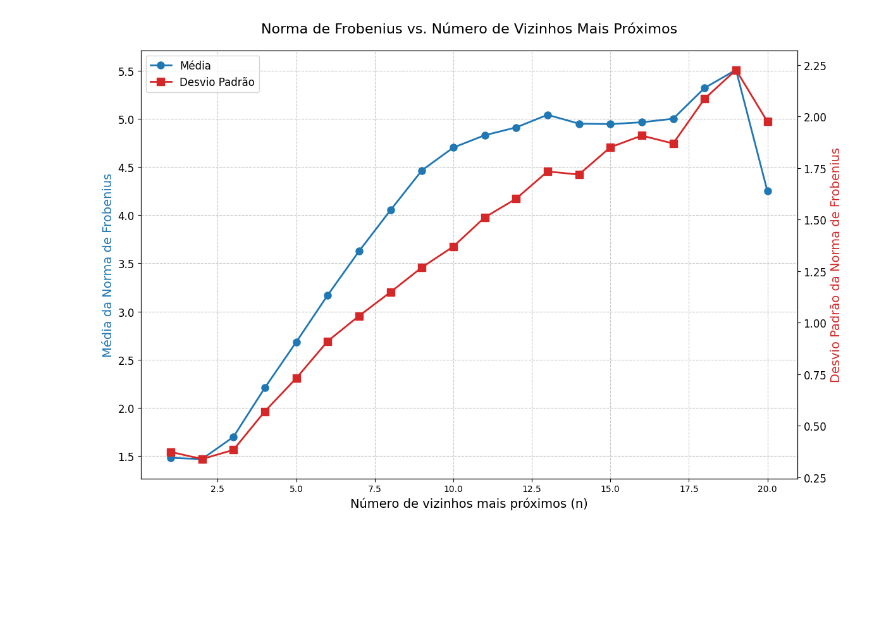
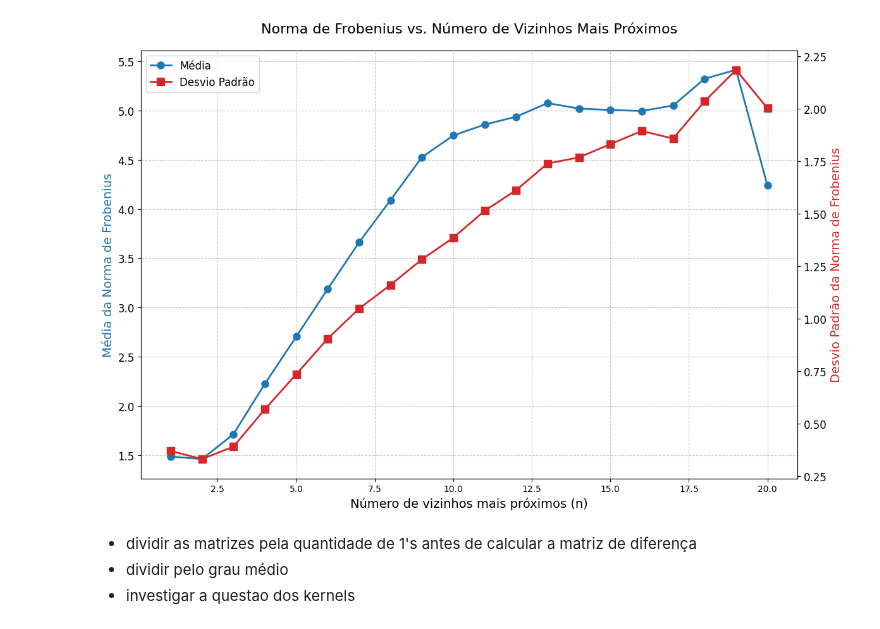
Before and after one commit to CaduRomaniello/NFL-play-classification-GNN, a Jupyter notebook: notebooks/frobenius_plot.ipynb, the cells around one changed output. Cells and saved outputs as stored; diff of their text form; code cells hidden in the pictures; blank space fills up the shorter version.

```diff
--- a/notebooks/frobenius_plot.ipynb
+++ b/notebooks/frobenius_plot.ipynb
@@ -4,7 +4,7 @@ import matplotlib.pyplot as plt
 import numpy as np
 
 # Carregando os dados do CSV
-df = pd.read_csv('../frobenius_norm.csv')
+df = pd.read_csv('../spectral_distance.csv')
 df = df.iloc[:-1]
 
 # Criando a figura e os eixos
@@ -14,7 +14,7 @@ fig, ax1 = plt.subplots(figsize=(12, 8))
 color1 = 'tab:blue'
 ax1.set_xlabel('Número de vizinhos mais próximos (n)', fontsize=14)
 ax1.set_ylabel('Média da Norma de Frobenius', color=color1, fontsize=14)
-line1 = ax1.plot(df['n'], df['mean_frobenius_norm'], marker='o', linestyle='-',
+line1 = ax1.plot(df['n'], df['mean'], marker='o', linestyle='-',
                  linewidth=2, markersize=8, color=color1, label='Média')
 ax1.tick_params(axis='y',labelsize=12)
 ax1.grid(True, linestyle='--', alpha=0.7)
@@ -23,37 +23,41 @@ ax1.grid(True, linestyle='--', alpha=0.7)
 ax2 = ax1.twinx()
 color2 = 'tab:red'
 ax2.set_ylabel('Desvio Padrão da Norma de Frobenius', color=color2, fontsize=14)
-line2 = ax2.plot(df['n'], df['std_frobenius_norm'], marker='s', linestyle='-',
+line2 = ax2.plot(df['n'], df['std'], marker='s', linestyle='-',
                  linewidth=2, markersize=8, color=color2, label='Desvio Padrão')
 ax2.tick_params(axis='y', labelsize=12)
 
 # Adicionando título
 plt.title('Norma de Frobenius vs. Número de Vizinhos Mais Próximos', fontsize=16, pad=20)
 
 # Adicionando legenda combinando os dois gráficos
 lines = line1 + line2
 labels = [l.get_label() for l in lines]
 ax1.legend(lines, labels, loc='upper left', fontsize=12)
 
 # # Adicionando anotações para destacar os valores máximos
 # max_mean_index = df['mean_frobenius_norm'].idxmax()
 # max_mean_n = df.loc[max_mean_index, 'n']
 # max_mean_value = df.loc[max_mean_index, 'mean_frobenius_norm']
 
 # # Anotação para o valor máximo da média
 # ax1.annotate(f'Máximo: {max_mean_value:.2f}',
 #              xy=(max_mean_n, max_mean_value),
 #              xytext=(max_mean_n-3, max_mean_value+10),
 #              arrowprops=dict(facecolor='black', shrink=0.05, width=1.5),
 #              fontsize=12)
 
 # Ajustando o layout para evitar sobreposição
 fig.tight_layout()
 
 # Salvando a figura
-plt.savefig('../images/frobenius_norm_plot_spectral_distance.png', dpi=300, bbox_inches='tight')
+plt.savefig('../results/spectral_distance/frobenius_norm_plot_spectral_distance.png', dpi=300, bbox_inches='tight')
 
 # Exibindo o gráfico
 plt.show()
 # %% [output]
-[figure, old version]
+[figure, new version]
+# %% [markdown]
+- dividir as matrizes pela quantidade de 1's antes de calcular a matriz de diferença
+- dividir pelo grau médio
+- investigar a questao dos kernels
```
Also changed, not shown: 6 other files.
